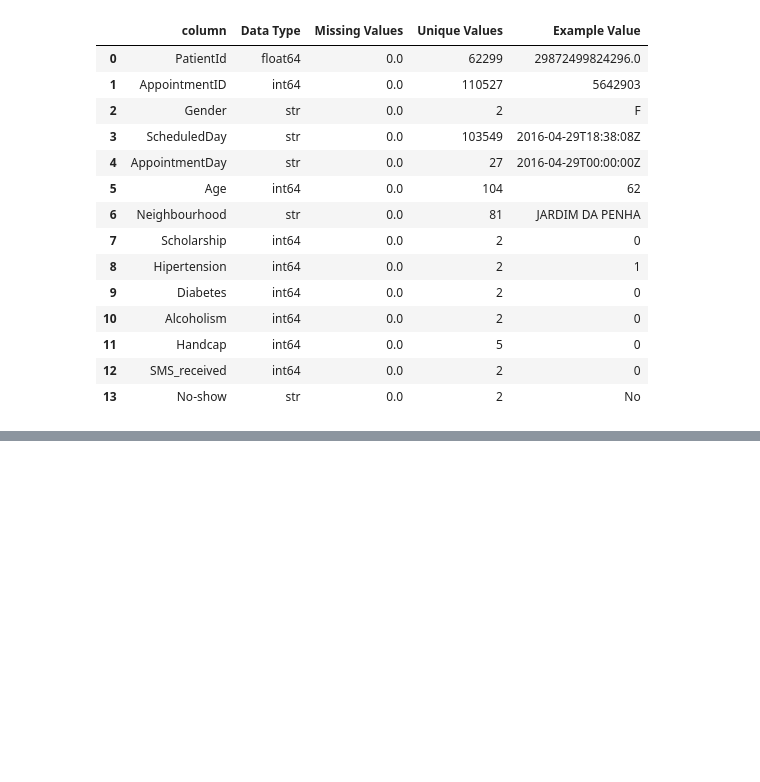
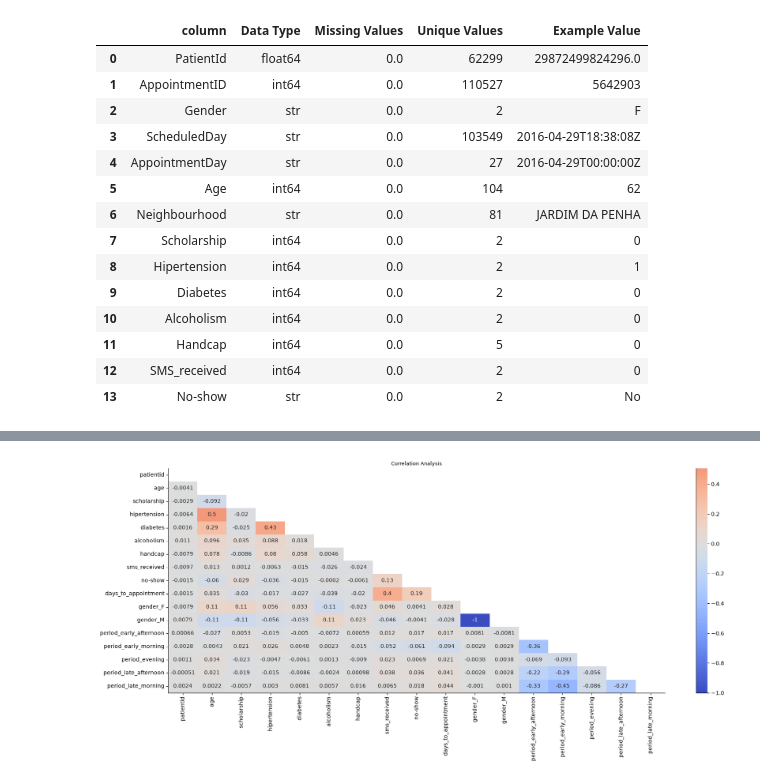
Before and after one commit to LeonardoTerra/Medical-Notebooks, a Jupyter notebook: Medical Appointment Attendance/medical-appointment-attendance.ipynb, the cells around one changed output, grey strips where cells are left out. Cells and saved outputs as stored; diff of their text form; code cells hidden in the pictures; blank space fills up the shorter version.

```diff
--- a/Medical Appointment Attendance/medical-appointment-attendance.ipynb
+++ b/Medical Appointment Attendance/medical-appointment-attendance.ipynb
@@ -152,0 +181,15 @@ encoded_df
+# %%
+#General correlation of the features
+
+corr = encoded_df.corr()
+mask = np.triu(np.ones_like(corr, dtype=bool)) # Mask to remove the upper side and facilitate visualization
+
+plt.figure(figsize=(18,8))
+sns.heatmap(corr, mask=mask, annot=True, cmap='coolwarm', center=0)
+
+sns.despine(left=False, right=True, top=True, bottom=False)
+
+plt.title("Correlation Analysis", fontsize=9)
+plt.tight_layout()
+# %% [output]
+[figure, added]
```
Also changed, not shown: parts of 18 cells of this notebook.
